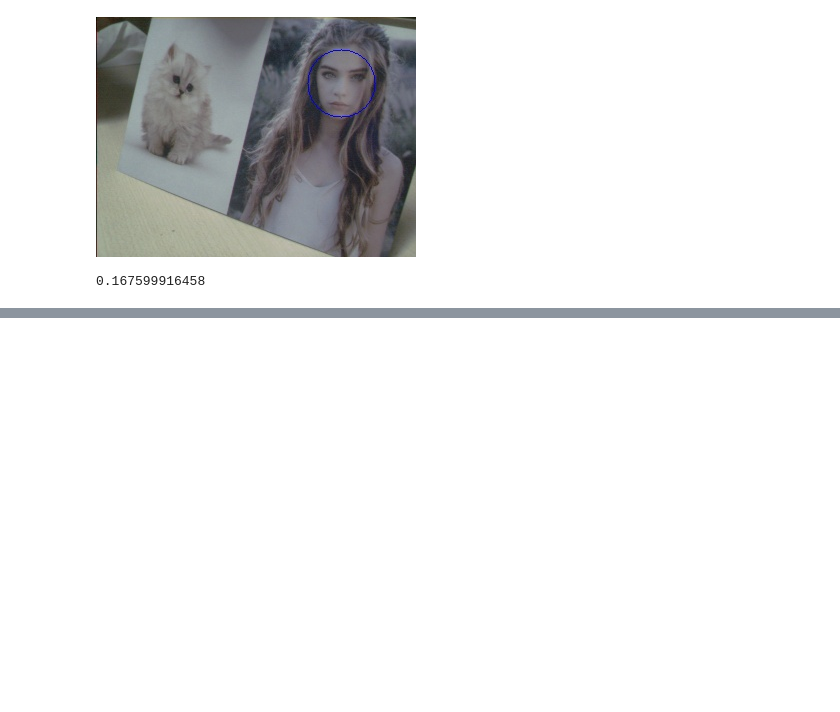
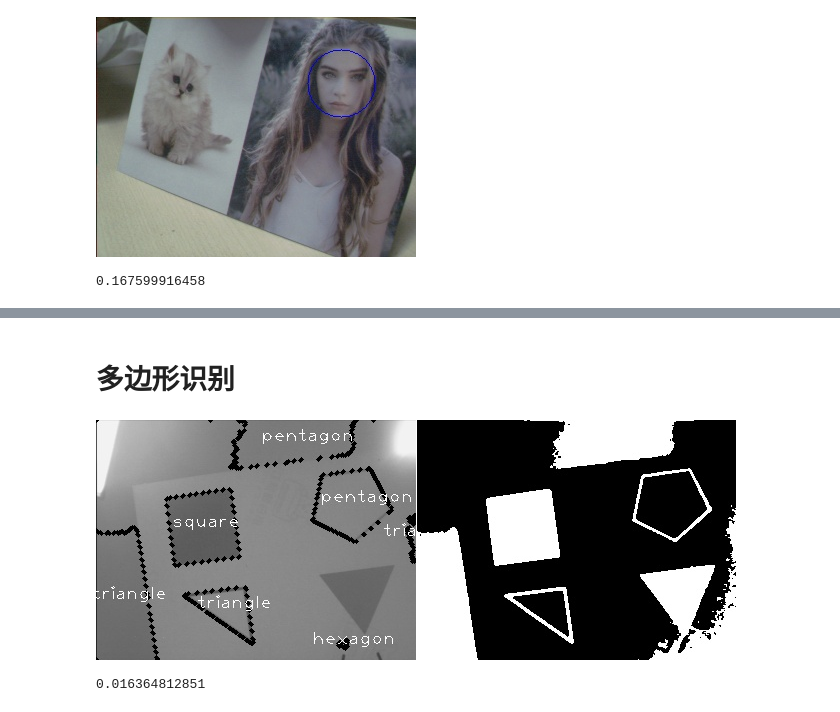
Before and after one commit to powersensor-cn/powerSensor_workspace, a Jupyter notebook: cameraTutorial_demo_part1.ipynb, the cells around one changed output, grey strips where cells are left out. Saved outputs shown, nothing was run; the diff lists cells and outputs as text; code cells hidden in the pictures; blank space fills up the shorter version.

```diff
--- a/cameraTutorial_demo_part1.ipynb
+++ b/cameraTutorial_demo_part1.ipynb
@@ -200,0 +251,70 @@ for i in range(10):
+# %% [markdown]
+# 多边形识别
+# %%
+for i in range(250):
+    clear_output(wait=True)    # 清除图片，在同一位置显示，不使用会打印多张图片
+    imgMat = cam1.read_img_ori()       # 读入图像
+
+    # 缩小图像为320x240尺寸
+    origin = cv2.resize(imgMat, (320,240))
+
+    # ---------------------  图像处理开始  ----------------------------------------
+    start = time.time()        # 记录开始时间
+
+    # 把图片转换为灰度图
+    img_gray = cv2.cvtColor(origin, cv2.COLOR_BGR2GRAY)
+    # 中值滤波
+    img_mid = cv2.medianBlur(img_gray, 3)
+    # 二值化
+    ret,img_binary = cv2.threshold(img_mid, 125, 255, cv2.THRESH_BINARY_INV)#固定值二值化，二值化阈值125
+    #img_binary = cv2.adaptiveThreshold(img_mid, 255, cv2.ADAPTIVE_THRESH_MEAN_C,cv2.THRESH_BINARY,3,2)#自适应二值化
+    #搜索连通域
+    thresh,contours,hierachy = cv2.findContours(img_binary,cv2.RETR_EXTERNAL,cv2.CHAIN_APPROX_SIMPLE)
+
+    #连通域逐个检测
+    for cnt in range(len(contours)):
+
+        #拟合度参数设置,系数可修改
+        epsilon = 0.05*cv2.arcLength(contours[cnt],True)
+        #多边形拟合
+        approx = cv2.approxPolyDP(contours[cnt],epsilon,True)
+
+        #角点检测
+        corners = len(approx)
+        #计算面积，用于滤去面积过大或过小的连通域
+        area = cv2.contourArea(contours[cnt])
+
+
+
+        if  area > 30: #面积范围可随环境变化修改
+
+            #利用图形矩计算连通域质心
+            mm = cv2.moments(contours[cnt])
+            cx = int(mm['m10'] / mm['m00'])
+            cy = int(mm['m01'] / mm['m00'])
+
+            #绘制质心
+            #cv2.circle(img_gray, (cx, cy), 3, 0, -1)
+
+            #检测角点
+            if corners == 3:
+                cv2.drawContours(img_gray,contours[cnt],-1,0,3)
+                cv2.putText(img_gray, "triangle ", (cx-30, cy), cv2.FONT_HERSHEY_PLAIN, 1.2, 255, 1)
+            elif corners == 4:
+                cv2.drawContours(img_gray,contours[cnt],-1,0,3)
+                cv2.putText(img_gray, "square ", (cx-30, cy), cv2.FONT_HERSHEY_PLAIN, 1.2, 255, 1)
+            elif corners == 5:
+                cv2.drawContours(img_gray,contours[cnt],-1,0,3)
+                cv2.putText(img_gray, "pentagon ", (cx-30, cy), cv2.FONT_HERSHEY_PLAIN, 1.2, 255, 1)
+            elif corners == 6:
+                cv2.drawContours(img_gray,contours[cnt],-1,0,3)
+                cv2.putText(img_gray, "hexagon ", (cx-30, cy), cv2.FONT_HERSHEY_PLAIN, 1.2, 255, 1)
+    # ---------------------  图像处理结束  ----------------------------------------
+    #计 算 消 耗 时 间
+    end = time.time()
+    img_combine = np.hstack([img_gray,img_binary])
+    ps.CommonFunction.show_img_jupyter(img_combine)
+    print(end - start)
+# %% [output]
+[figure, added]
+0.016364812851
```
Also changed, not shown: parts of 13 cells of this notebook, 2 other files.
